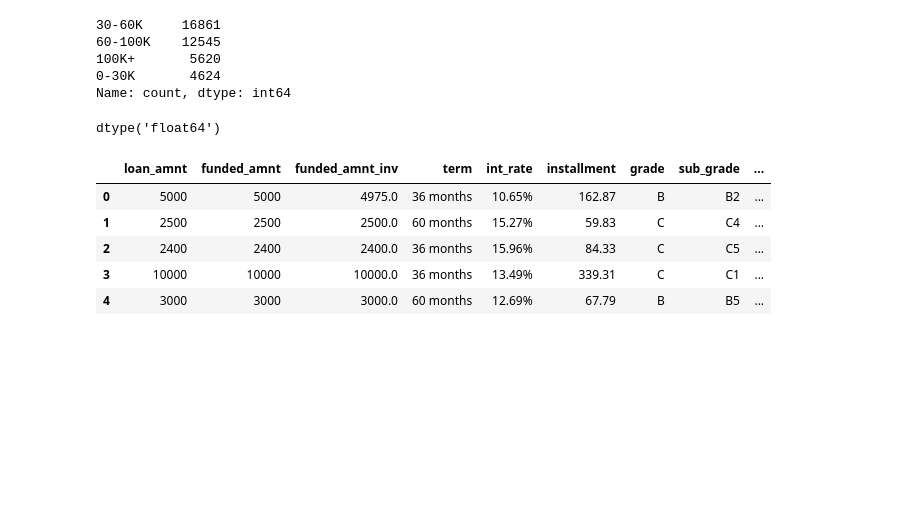
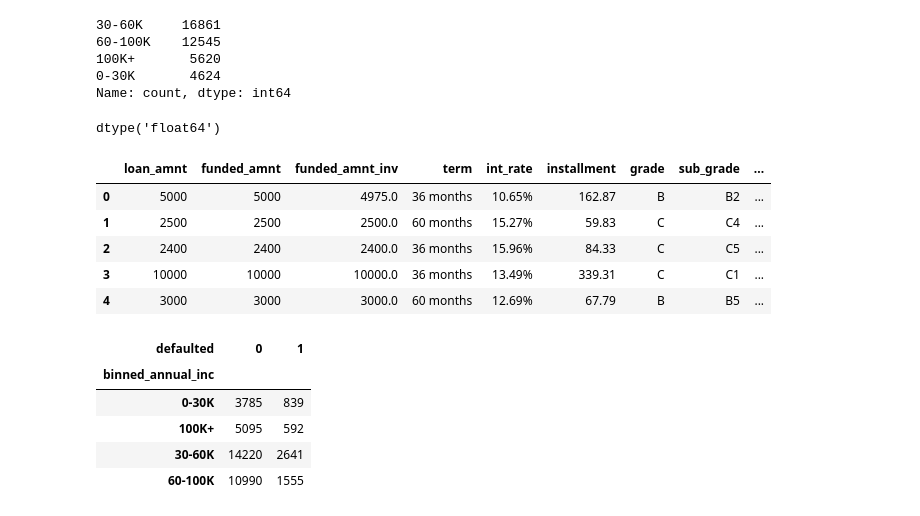
Before and after one commit to richwej/eda_projects, a Jupyter notebook: EDA - Lending Club.ipynb, the cells around one changed output. Saved outputs shown, nothing was run; the diff lists cells and outputs as text; code cells hidden in the pictures; blank space fills up the shorter version.

```diff
--- a/EDA - Lending Club.ipynb
+++ b/EDA - Lending Club.ipynb
@@ -879,0 +882,9 @@ loan_dataset_cp.head()
+# %%
+pd.crosstab(loan_dataset_cp['binned_annual_inc'], loan_dataset_cp['defaulted'])
+# %% [output]
+| defaulted | 0 | 1 |
+| binned_annual_inc |  |  |
+| 0-30K | 3785 | 839 |
+| 100K+ | 5095 | 592 |
+| 30-60K | 14220 | 2641 |
+| 60-100K | 10990 | 1555 |
```
Also changed, not shown: parts of 2 cells of this notebook.
